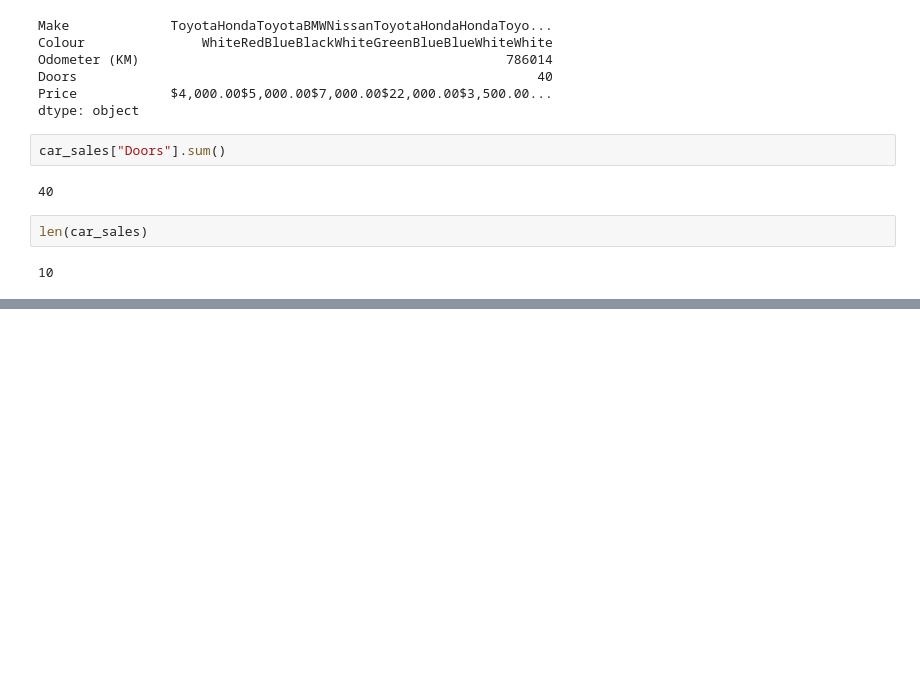
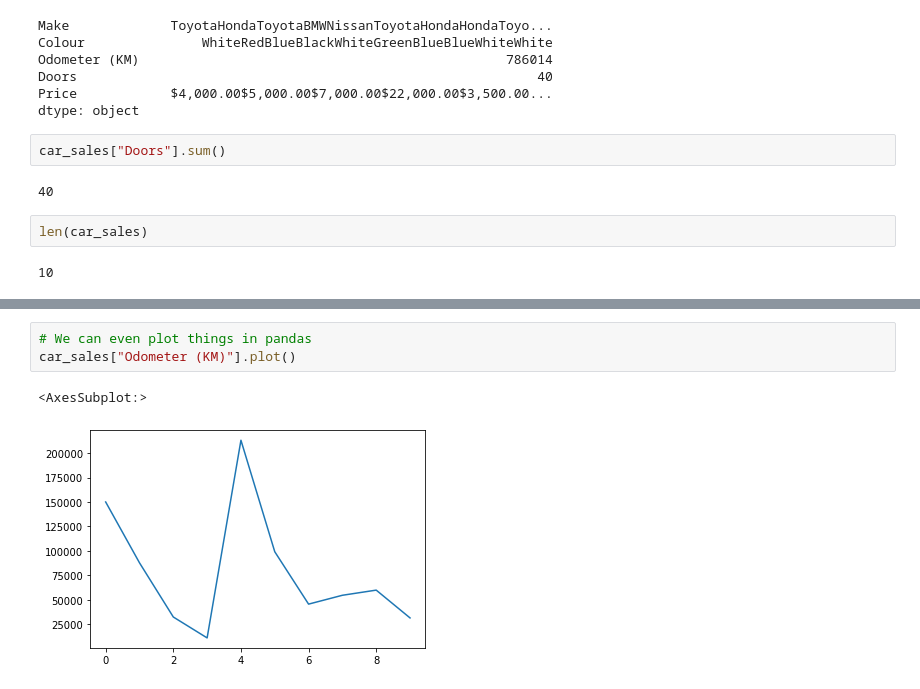
Before and after one commit to johnathon-smith/ml_notes, a Jupyter notebook: Introduction_To_Pandas.ipynb, the cells around one changed output, grey strips where cells are left out. Saved outputs shown, nothing was run; the diff lists cells and outputs as text; blank space fills up the shorter version.

Commit message:
Added car-sales-missing-data.csv and added more notes to my pandas notebook

```diff
--- a/Introduction_To_Pandas.ipynb
+++ b/Introduction_To_Pandas.ipynb
@@ -182,0 +310,6 @@ len(car_sales)
+# %%
+# We can even plot things in pandas
+car_sales["Odometer (KM)"].plot()
+# %% [output]
+<AxesSubplot:>
+[figure, added]
```
Also changed, not shown: parts of 44 cells of this notebook, 1 other file.
